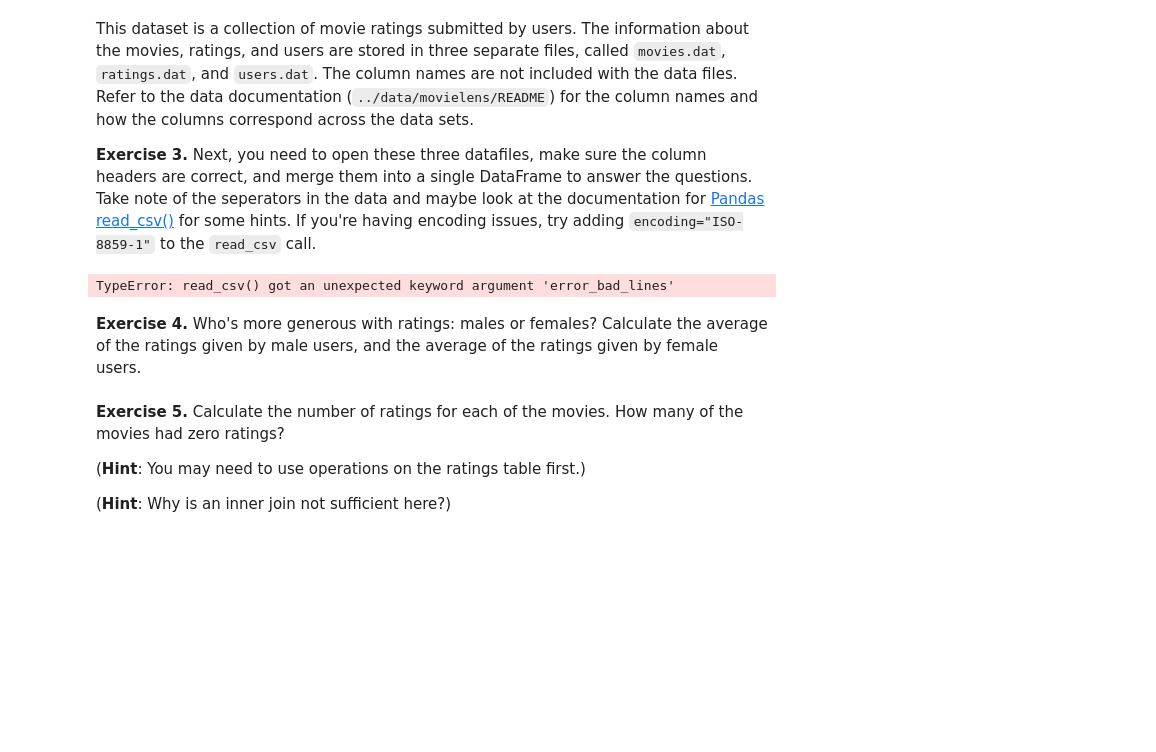
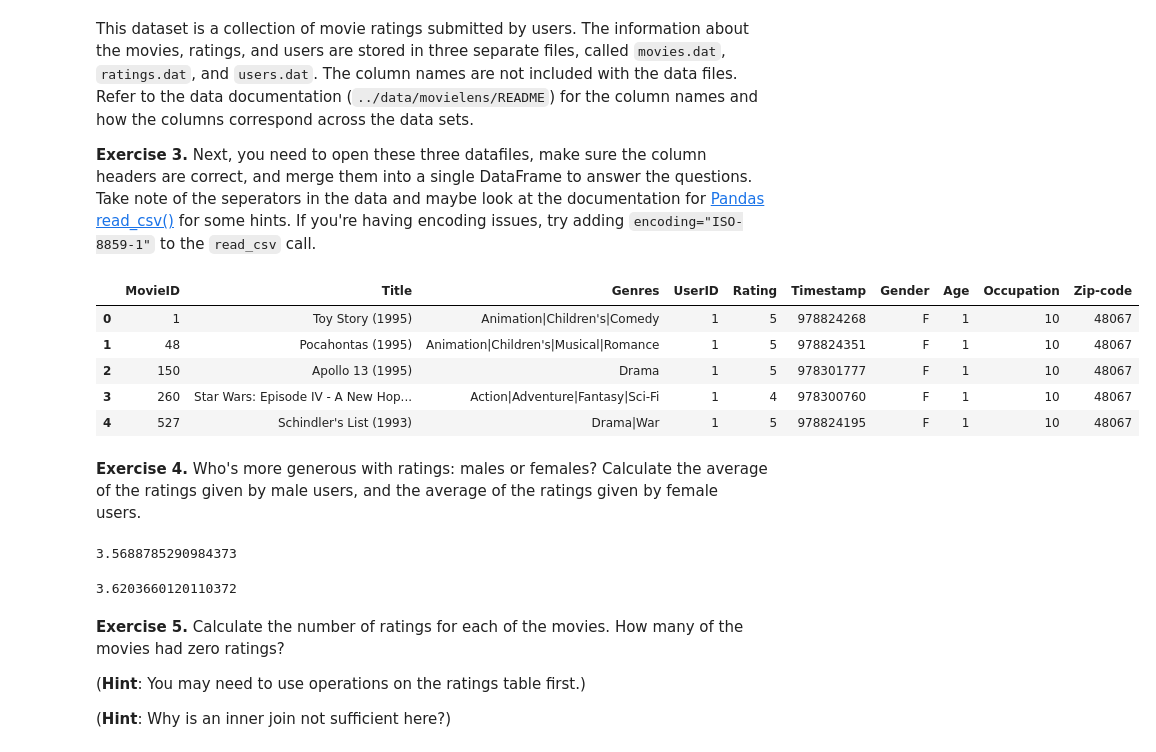
Before and after one commit to kshakib22/cmps6790, a Jupyter notebook: _labs/Lab05/Lab05.ipynb, the cells around one changed output. Drawn from its saved outputs; the diff is of its cells as text; code cells hidden in the pictures; blank space fills up the shorter version.

```diff
--- a/_labs/Lab05/Lab05.ipynb
+++ b/_labs/Lab05/Lab05.ipynb
@@ -486,10 +486,28 @@ Archive:  ../data/movielens.zip
 This dataset is a collection of movie ratings submitted by users. The information about the movies, ratings, and users are stored in three separate files, called `movies.dat`, `ratings.dat`, and `users.dat`. The column names are not included with the data files. Refer to the data documentation (`../data/movielens/README`) for the column names and how the columns correspond across the data sets.
 
 **Exercise 3.** Next, you need to open these three datafiles, make sure the column headers are correct, and merge them into a single DataFrame to answer the questions.  Take note of the seperators in the data and maybe look at the documentation for [Pandas read_csv()](https://pandas.pydata.org/pandas-docs/stable/reference/api/pandas.read_csv.html) for some hints. If you're having encoding issues, try adding `encoding="ISO-8859-1"` to the `read_csv` call.
-# %%
-delimiter = "\t"
-mov = pd.read_csv("../data/movielens/movies.dat", delimiter=delimiter, encoding="ISO-8859-1", error_bad_lines=False)
-# %% [output]
-TypeError: read_csv() got an unexpected keyword argument 'error_bad_lines'
+# %%
+path1 = "../data/movielens/movies.dat"
+path2 = "../data/movielens/ratings.dat"
+path3 = "../data/movielens/users.dat"
+#movies
+dat1 = pd.read_csv(path1,index_col=False, engine='python',encoding="ISO-8859-1", delimiter="::", header=None, names=["MovieID", "Title", "Genres"])
+#ratings
+dat2 = pd.read_csv(path2,index_col=False, engine='python',encoding="ISO-8859-1", delimiter="::", header=None, names=["UserID", "MovieID", "Rating", "Timestamp"])
+# users
+dat3 = pd.read_csv(path3,index_col=False, engine='python',encoding="ISO-8859-1", delimiter="::", header=None, names=["UserID", "Gender", "Age", "Occupation", "Zip-code"])
+# %%
+# merged movies and ratings
+merged_df = dat1.merge(dat2, on="MovieID", how="inner")
+#everything merged
+final_df = merged_df.merge(dat3, on="UserID", how="inner")
+final_df.head()
+# %% [output]
+|  | MovieID | Title | Genres | UserID | Rating | Timestamp | Gender | Age | Occupation | Zip-code |
+| 0 | 1 | Toy Story (1995) | Animation|Children's|Comedy | 1 | 5 | 978824268 | F | 1 | 10 | 48067 |
+| 1 | 48 | Pocahontas (1995) | Animation|Children's|Musical|Romance | 1 | 5 | 978824351 | F | 1 | 10 | 48067 |
+| 2 | 150 | Apollo 13 (1995) | Drama | 1 | 5 | 978301777 | F | 1 | 10 | 48067 |
+| 3 | 260 | Star Wars: Episode IV - A New Hop... | Action|Adventure|Fantasy|Sci-Fi | 1 | 4 | 978300760 | F | 1 | 10 | 48067 |
+| 4 | 527 | Schindler's List (1993) | Drama|War | 1 | 5 | 978824195 | F | 1 | 10 | 48067 |
 # %% [markdown]
 **Exercise 4.** Who's more generous with ratings: males or females? Calculate the average of the ratings given by male users, and the average of the ratings given by female users.
@@ -498,3 +514,17 @@ TypeError: read_csv() got an unexpected keyword argument 'error_bad_lines'
+# %%
+male_ratings = final_df[final_df['Gender'] == 'M']
+avg_male = male_ratings['Rating'].mean()
+print(avg_male)
+# %% [output]
+3.5688785290984373
+# %%
+female_ratings = final_df[final_df["Gender"] == 'F']
+avg_female = female_ratings['Rating'].mean()
+print(avg_female)
+
+# On average, females are more generous with ratings
+# %% [output]
+3.6203660120110372
 # %% [markdown]
 **Exercise 5.** Calculate the number of ratings for each of the movies. How many of the movies had zero ratings?
 
```
Also changed, not shown: parts of 7 cells of this notebook.
